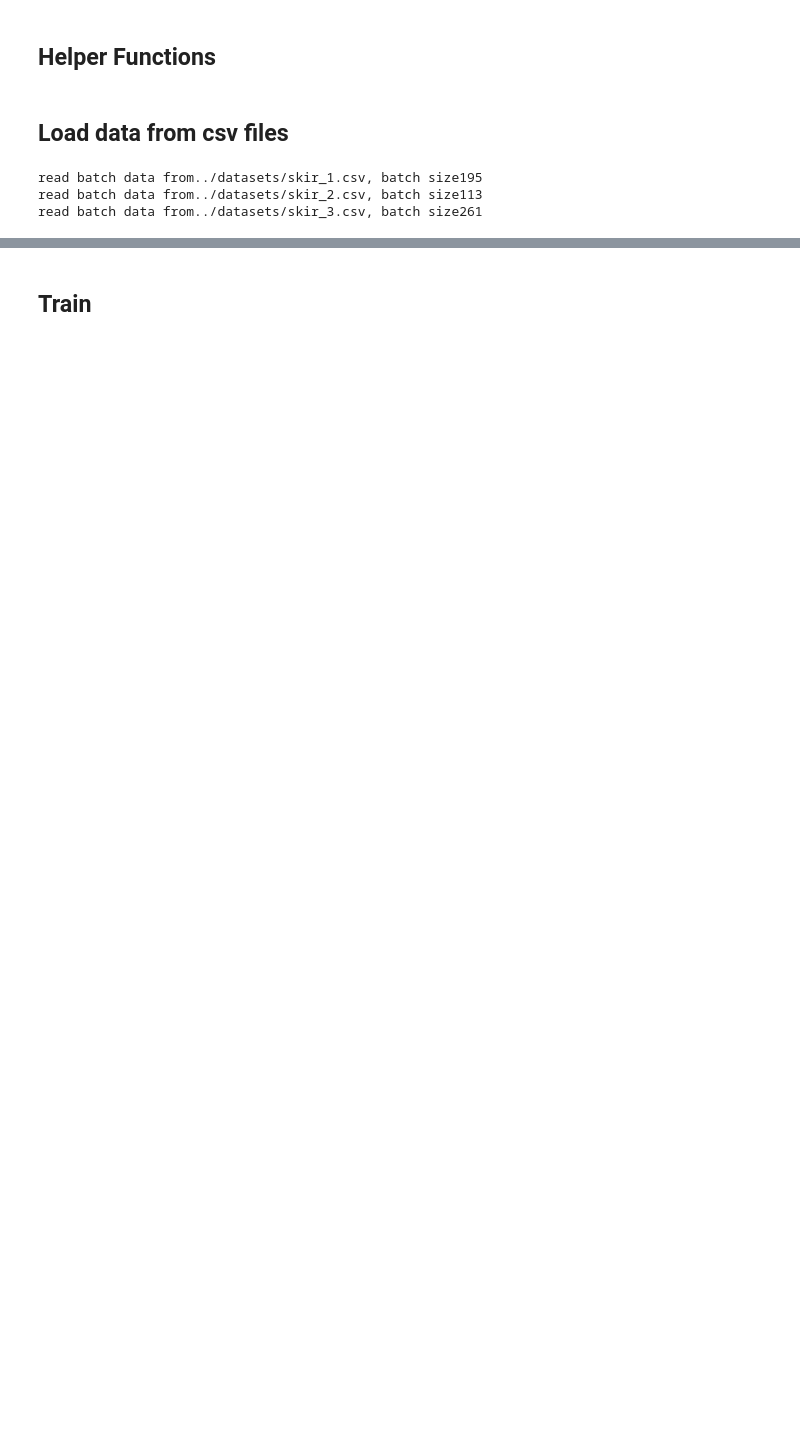
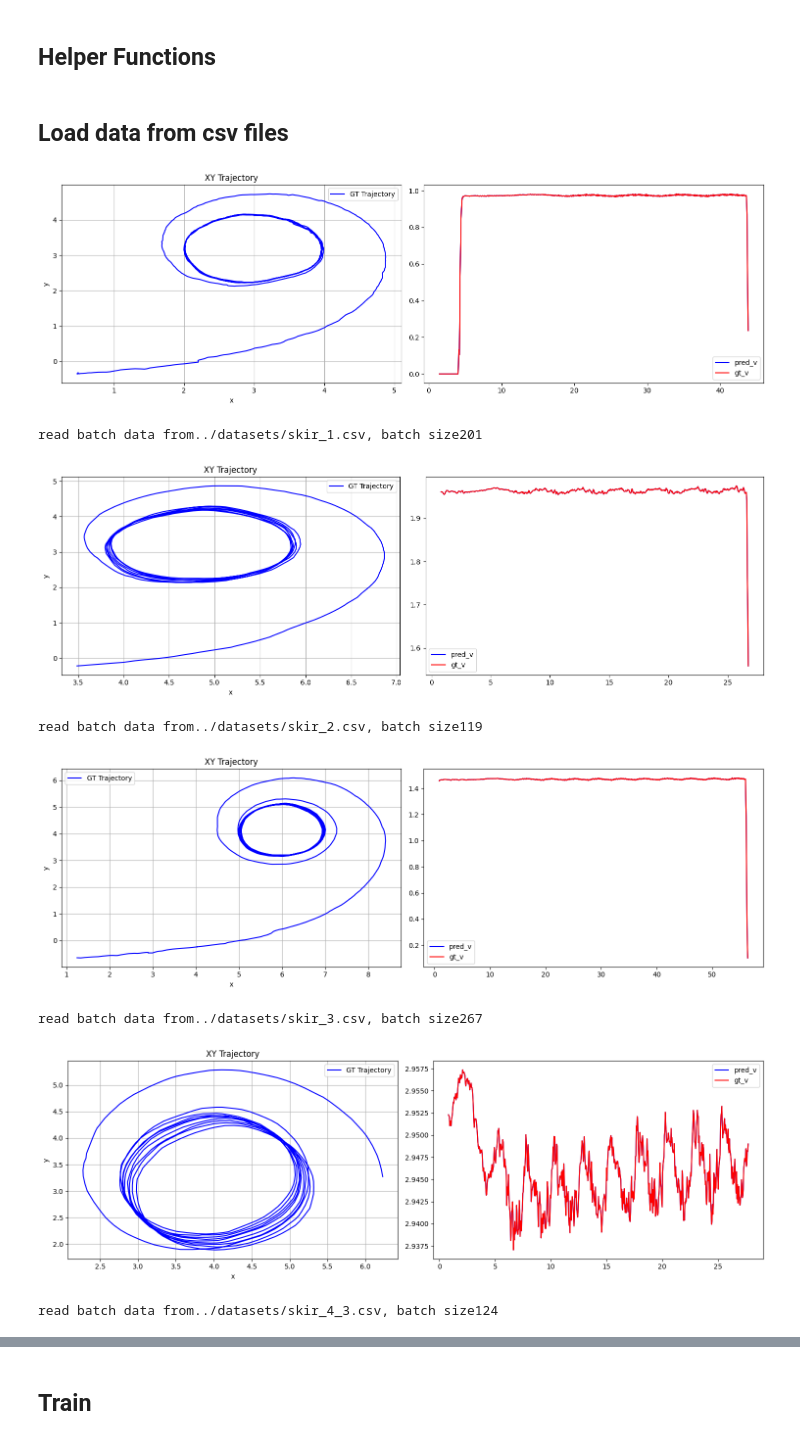
Before and after one commit to zzjun725/PIT, a Jupyter notebook: bin/kinematic_f110_fitting.ipynb, the cells around one changed output, grey strips where cells are left out. Drawn from its saved outputs; the diff is of its cells as text; code cells hidden in the pictures; blank space fills up the shorter version.

```diff
--- a/bin/kinematic_f110_fitting.ipynb
+++ b/bin/kinematic_f110_fitting.ipynb
@@ -338,37 +183,44 @@ def batch_from_csv(traj_data, cut_off, device, step_gap=10, horizon=50):
 # %% [markdown]
 ## Load data from csv files
 # %%
-file_paths = ["../datasets/skir_1.csv", "../datasets/skir_2.csv", "../datasets/skir_3.csv"]
+# 4_1, 4_2 does not have pf running
+file_paths = ["../datasets/skir_1.csv", "../datasets/skir_2.csv", "../datasets/skir_3.csv", "../datasets/skir_4_3.csv"]
 sample_interval = 0.04
-cut_off = 50
+cut_off = 20
 step_gap = 5
 horizon = 50
 # %%
 # Initialize lists for concatenated data
 all_initial_states = []
 all_timestamps = []
 all_control_inputs = []
 all_target_states = []
 for file_path in file_paths:
     traj_data = fetch_aligned_trajectory_data(file_path, sample_interval=sample_interval)
     batched_initial_states, batched_timestamps, batched_control_inputs, batched_target_states = \
            batch_from_csv(traj_data, cut_off, DEVICE, step_gap=step_gap, horizon=horizon)
+    plot_gt_traj(traj_data, cut_off=cut_off)
     print(f"read batch data from{file_path}, batch size{batched_initial_states.shape[0]}")
     # Append each batched tensor to its corresponding list
     all_initial_states.append(batched_initial_states)
     all_timestamps.append(batched_timestamps)
     all_control_inputs.append(batched_control_inputs)
     all_target_states.append(batched_target_states)
 
 # Concatenate all tensors in each list along the batch dimension
 concatenated_initial_states = torch.cat(all_initial_states, dim=0)
 concatenated_timestamps = torch.cat(all_timestamps, dim=0)
 concatenated_control_inputs = torch.cat(all_control_inputs, dim=0)
 concatenated_target_states = torch.cat(all_target_states, dim=0)
 # %% [output]
+[figure, added]
-read batch data from../datasets/skir_1.csv, batch size195
-read batch data from../datasets/skir_2.csv, batch size113
-read batch data from../datasets/skir_3.csv, batch size261
+read batch data from../datasets/skir_1.csv, batch size201
+[figure, added]
+read batch data from../datasets/skir_2.csv, batch size119
+[figure, added]
+read batch data from../datasets/skir_3.csv, batch size267
+[figure, added]
+read batch data from../datasets/skir_4_3.csv, batch size124
 # %%
 print(concatenated_initial_states.shape)
 # %% [output]
```
Also changed, not shown: parts of 22 cells of this notebook, 15 other files.
